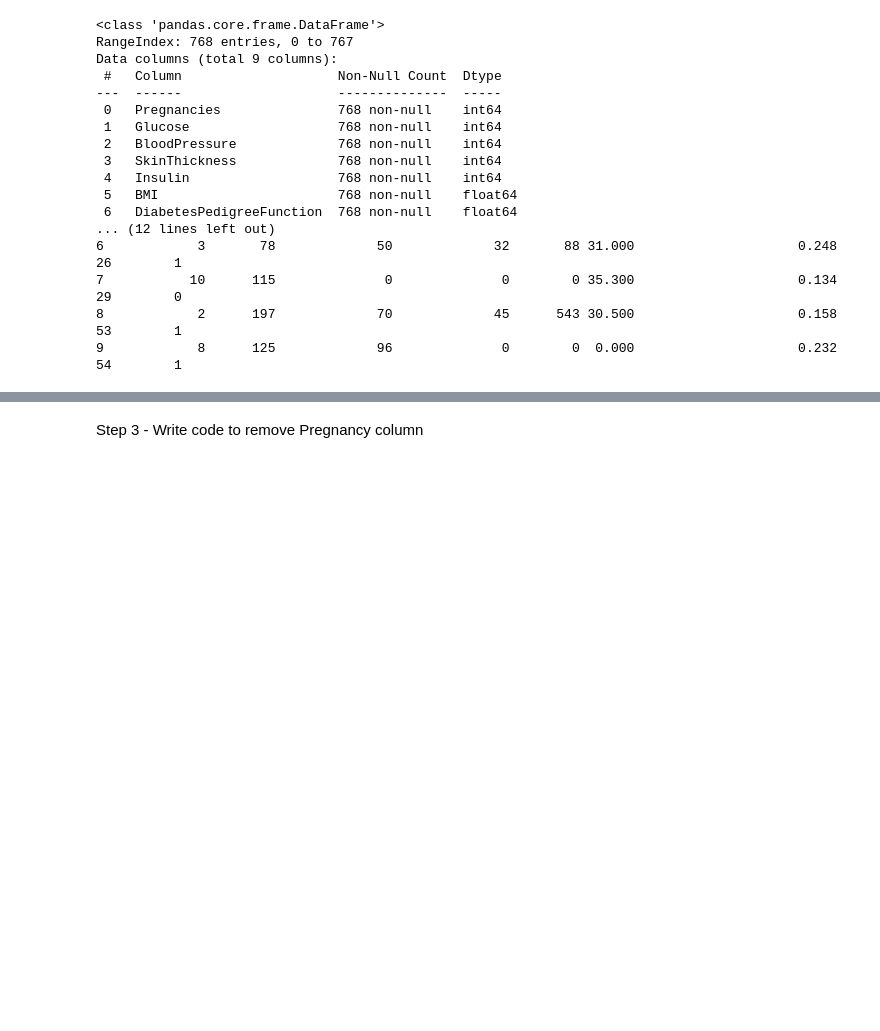
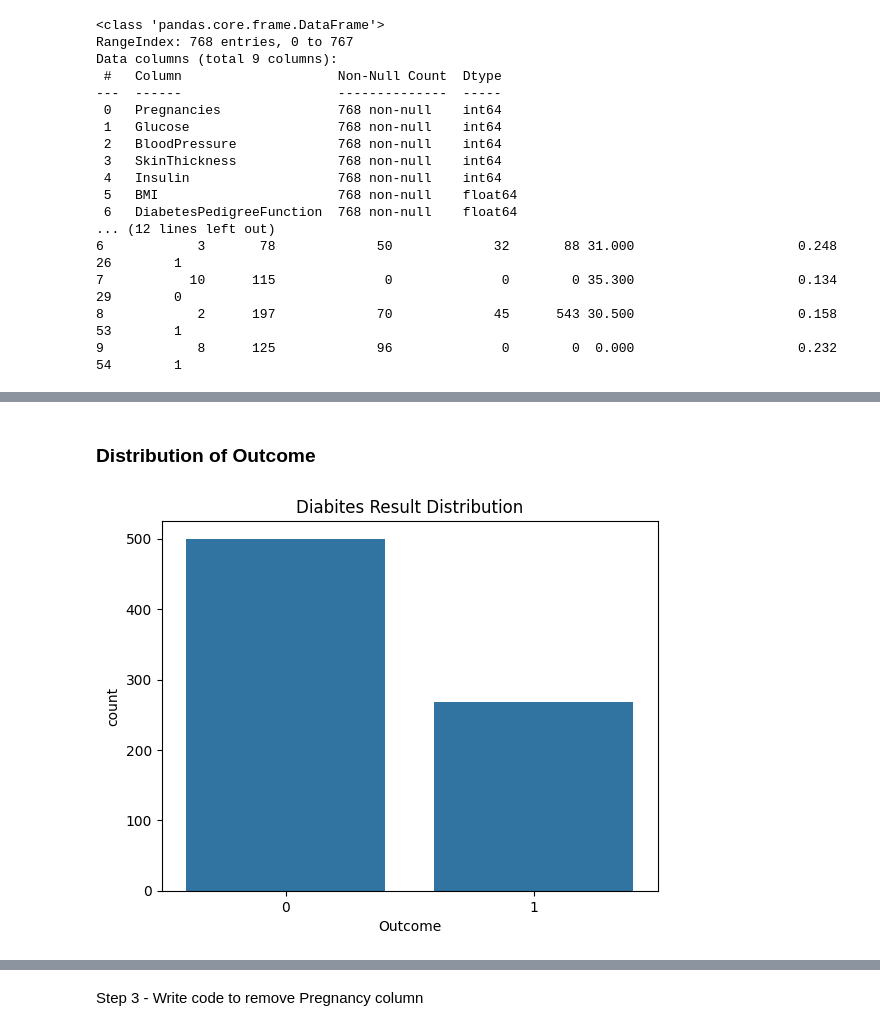
Before and after one commit to Sidsol/AI240, a Jupyter notebook: Week7/Jonah_Martinez_Naive_Bayes_Classifier_Diabetes.ipynb, the cells around one changed output, grey strips where cells are left out. Saved outputs shown, nothing was run; the diff lists cells and outputs as text; code cells hidden in the pictures; blank space fills up the shorter version.

```diff
--- a/Week7/Jonah_Martinez_Naive_Bayes_Classifier_Diabetes.ipynb
+++ b/Week7/Jonah_Martinez_Naive_Bayes_Classifier_Diabetes.ipynb
@@ -79,0 +89,9 @@ Data columns (total 9 columns):
+# %% [markdown]
+### Distribution of Outcome
+# %%
+# Countplot for result
+sns.countplot(x='Outcome', data=diabetes_data)
+plt.title('Diabites Result Distribution')
+plt.show()
+# %% [output]
+[figure, added]
```
Also changed, not shown: parts of 5 cells of this notebook.
